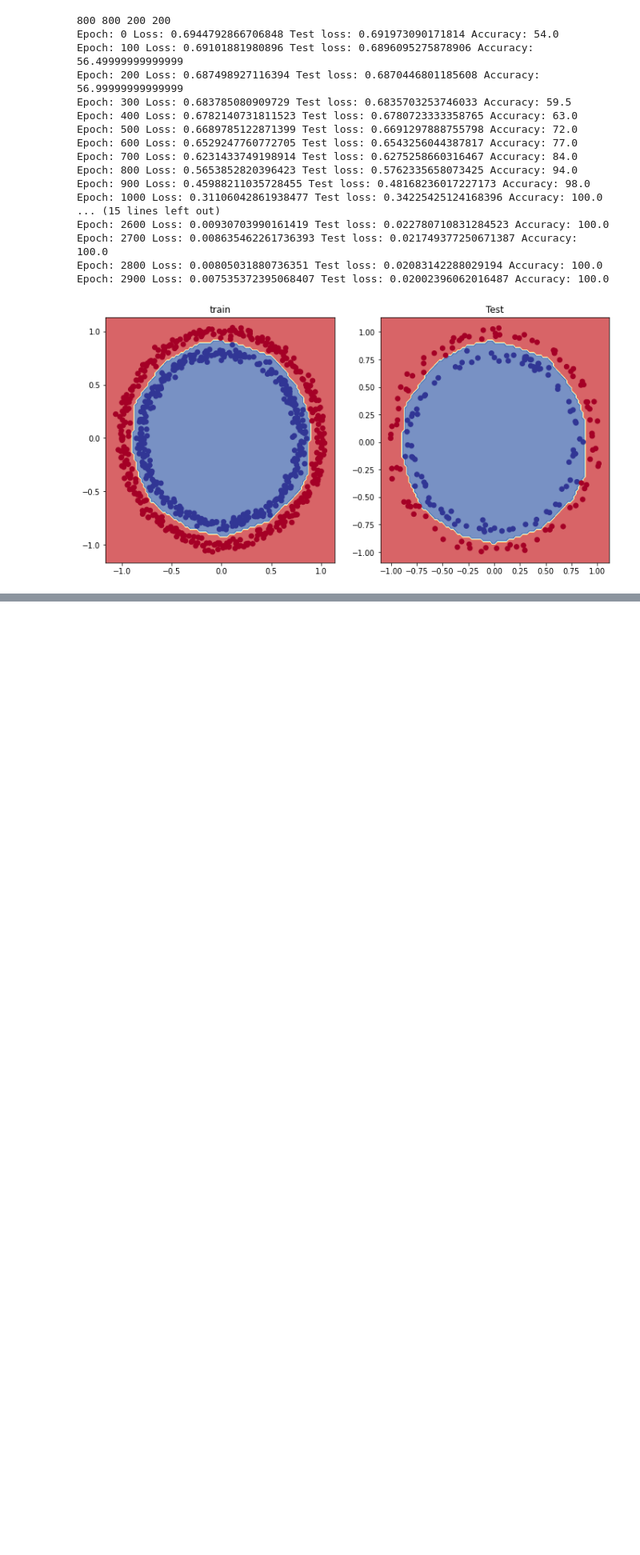
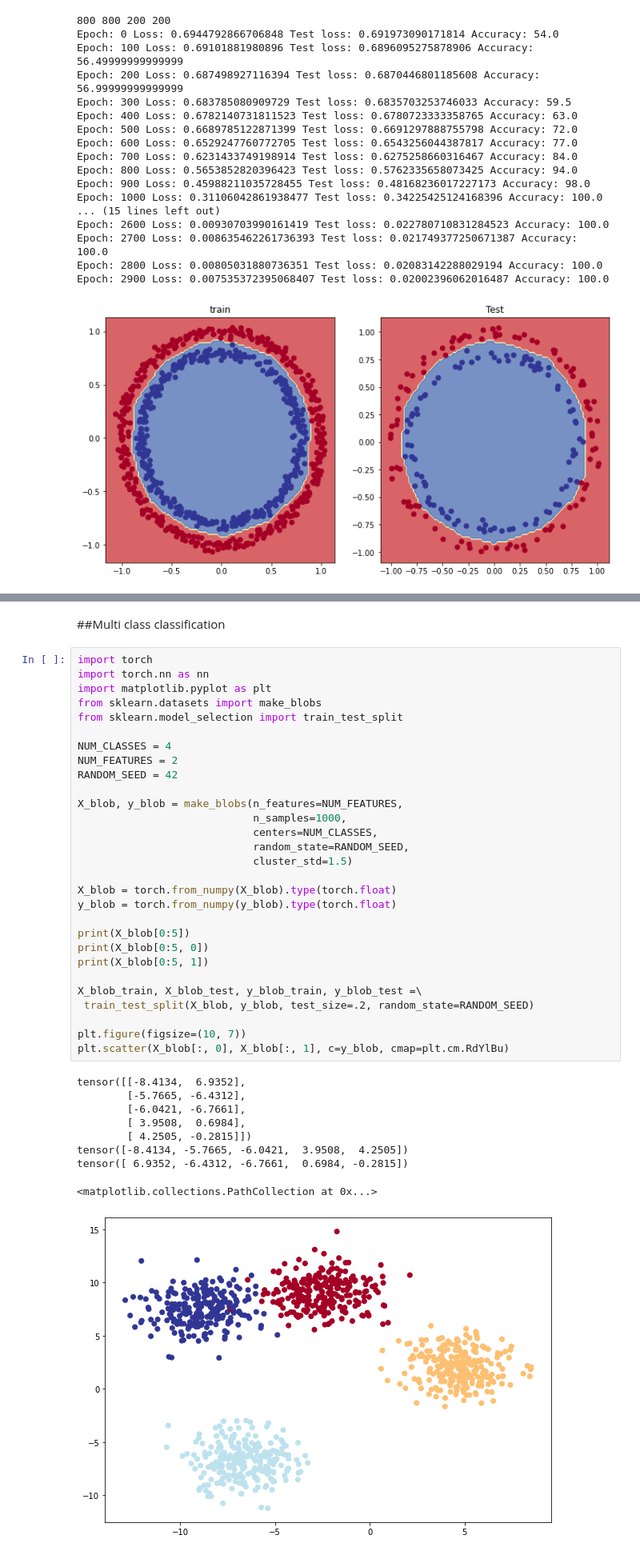
Before and after one commit to ashbyp/mltorch, a Jupyter notebook: colab/pytorch_classification.ipynb, the cells around one changed output, grey strips where cells are left out. Shown: that part at 80% size. Drawn from its saved outputs; the diff is of its cells as text; blank space fills up the shorter version.

```diff
--- a/colab/pytorch_classification.ipynb
+++ b/colab/pytorch_classification.ipynb
@@ -396,0 +421,41 @@ Epoch: 2900 Loss: 0.007535372395068407 Test loss: 0.02002396062016487 Accuracy:
+# %% [markdown]
+##Multi class classification
+# %%
+import torch
+import torch.nn as nn
+import matplotlib.pyplot as plt
+from sklearn.datasets import make_blobs
+from sklearn.model_selection import train_test_split
+
+NUM_CLASSES = 4
+NUM_FEATURES = 2
+RANDOM_SEED = 42
+
+X_blob, y_blob = make_blobs(n_features=NUM_FEATURES,
+                            n_samples=1000,
+                            centers=NUM_CLASSES,
+                            random_state=RANDOM_SEED,
+                            cluster_std=1.5)
+
+X_blob = torch.from_numpy(X_blob).type(torch.float)
+y_blob = torch.from_numpy(y_blob).type(torch.float)
+
+print(X_blob[0:5])
+print(X_blob[0:5, 0])
+print(X_blob[0:5, 1])
+
+X_blob_train, X_blob_test, y_blob_train, y_blob_test =\
+ train_test_split(X_blob, y_blob, test_size=.2, random_state=RANDOM_SEED)
+
+plt.figure(figsize=(10, 7))
+plt.scatter(X_blob[:, 0], X_blob[:, 1], c=y_blob, cmap=plt.cm.RdYlBu)
+# %% [output]
+tensor([[-8.4134,  6.9352],
+        [-5.7665, -6.4312],
+        [-6.0421, -6.7661],
+        [ 3.9508,  0.6984],
+        [ 4.2505, -0.2815]])
+tensor([-8.4134, -5.7665, -6.0421,  3.9508,  4.2505])
+tensor([ 6.9352, -6.4312, -6.7661,  0.6984, -0.2815])
+<matplotlib.collections.PathCollection at 0x...>
+[figure, added]
```
Also changed, not shown: parts of 15 cells of this notebook.
